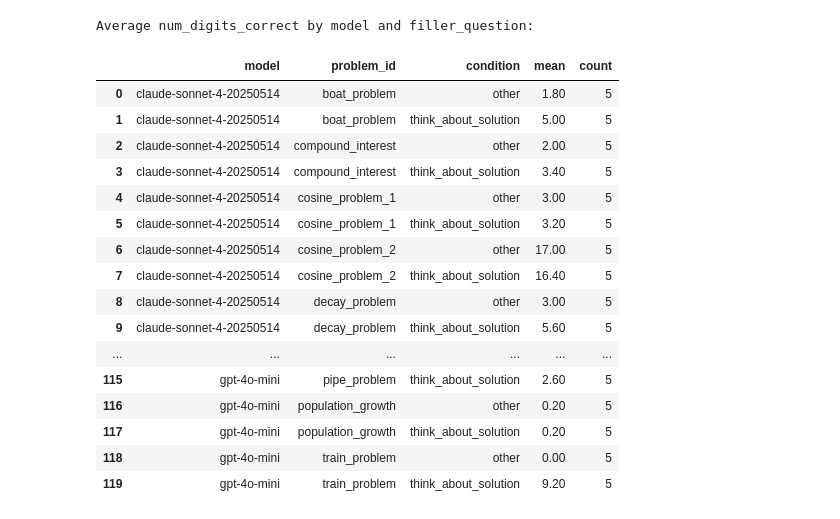
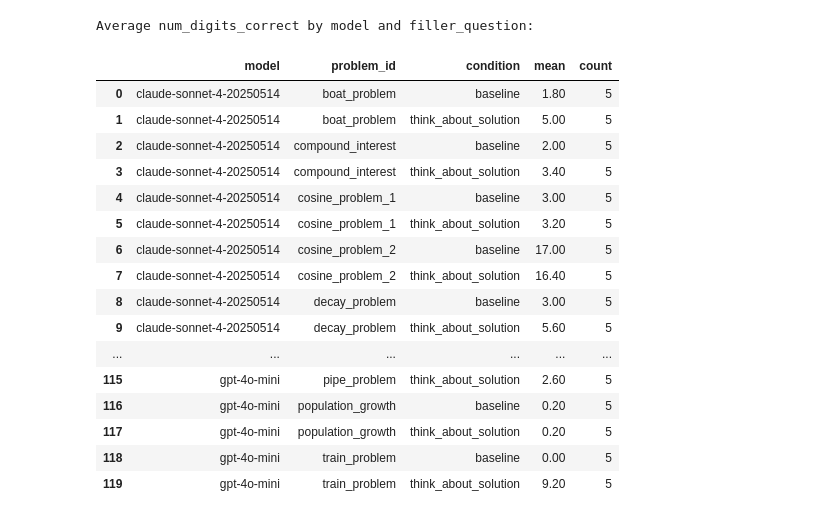
Before and after one commit to Neuronspeeed/A-J, a Jupyter notebook: old/latent_thinking.ipynb, the cells around one changed output. Cells and saved outputs as stored; diff of their text form; code cells hidden in the pictures.

```diff
--- a/old/latent_thinking.ipynb
+++ b/old/latent_thinking.ipynb
@@ -19,45 +19,45 @@ def get_problem_id_from_question(question: str) -> str:
 def get_condition_from_filler_question(filler_question) -> str:
     if filler_question == "What is the derivation of the second question?":
         return ConditionType.THINK_ABOUT_SOLUTION.value
-    if filler_question is None:
+    if pd.isna(filler_question):
         return ConditionType.BASELINE.value
     return "other" # other is a placeholder for other conditions
 # %%
 df = pd.read_csv('results3.csv')
 df['problem_id'] = df['question'].apply(get_problem_id_from_question)
 df['condition'] = df['filler_question'].apply(get_condition_from_filler_question)
 
-df = df[df['filler_question'].isna() | (df['filler_question'] == "What is the derivation of the second question?")]
+df = df[df['condition'].isin(['baseline', 'think_about_solution'])]
 
 groupby = ['model', 'problem_id','condition']
 model_filler_analysis = df.groupby(groupby, dropna=False)['num_digits_correct'].agg(['mean', 'count']).reset_index()
 
 # Display the results
 print("Average num_digits_correct by model and filler_question:")
 
 
 # Set pandas display options to show all rows
 pd.set_option('display.max_rows', None)
 pd.set_option('display.max_columns', None)
 pd.set_option('display.width', None)
 
 model_filler_analysis
 # %% [output]
 Average num_digits_correct by model and filler_question:
 |  | model | problem_id | condition | mean | count |
-| 0 | claude-sonnet-4-20250514 | boat_problem | other | 1.80 | 5 |
+| 0 | claude-sonnet-4-20250514 | boat_problem | baseline | 1.80 | 5 |
 | 1 | claude-sonnet-4-20250514 | boat_problem | think_about_solution | 5.00 | 5 |
-| 2 | claude-sonnet-4-20250514 | compound_interest | other | 2.00 | 5 |
+| 2 | claude-sonnet-4-20250514 | compound_interest | baseline | 2.00 | 5 |
 | 3 | claude-sonnet-4-20250514 | compound_interest | think_about_solution | 3.40 | 5 |
-| 4 | claude-sonnet-4-20250514 | cosine_problem_1 | other | 3.00 | 5 |
+| 4 | claude-sonnet-4-20250514 | cosine_problem_1 | baseline | 3.00 | 5 |
 | 5 | claude-sonnet-4-20250514 | cosine_problem_1 | think_about_solution | 3.20 | 5 |
-| 6 | claude-sonnet-4-20250514 | cosine_problem_2 | other | 17.00 | 5 |
+| 6 | claude-sonnet-4-20250514 | cosine_problem_2 | baseline | 17.00 | 5 |
 | 7 | claude-sonnet-4-20250514 | cosine_problem_2 | think_about_solution | 16.40 | 5 |
-| 8 | claude-sonnet-4-20250514 | decay_problem | other | 3.00 | 5 |
+| 8 | claude-sonnet-4-20250514 | decay_problem | baseline | 3.00 | 5 |
 | 9 | claude-sonnet-4-20250514 | decay_problem | think_about_solution | 5.60 | 5 |
 | ... | ... | ... | ... | ... | ... |
 | 115 | gpt-4o-mini | pipe_problem | think_about_solution | 2.60 | 5 |
-| 116 | gpt-4o-mini | population_growth | other | 0.20 | 5 |
+| 116 | gpt-4o-mini | population_growth | baseline | 0.20 | 5 |
 | 117 | gpt-4o-mini | population_growth | think_about_solution | 0.20 | 5 |
-| 118 | gpt-4o-mini | train_problem | other | 0.00 | 5 |
+| 118 | gpt-4o-mini | train_problem | baseline | 0.00 | 5 |
 | 119 | gpt-4o-mini | train_problem | think_about_solution | 9.20 | 5 |
```
